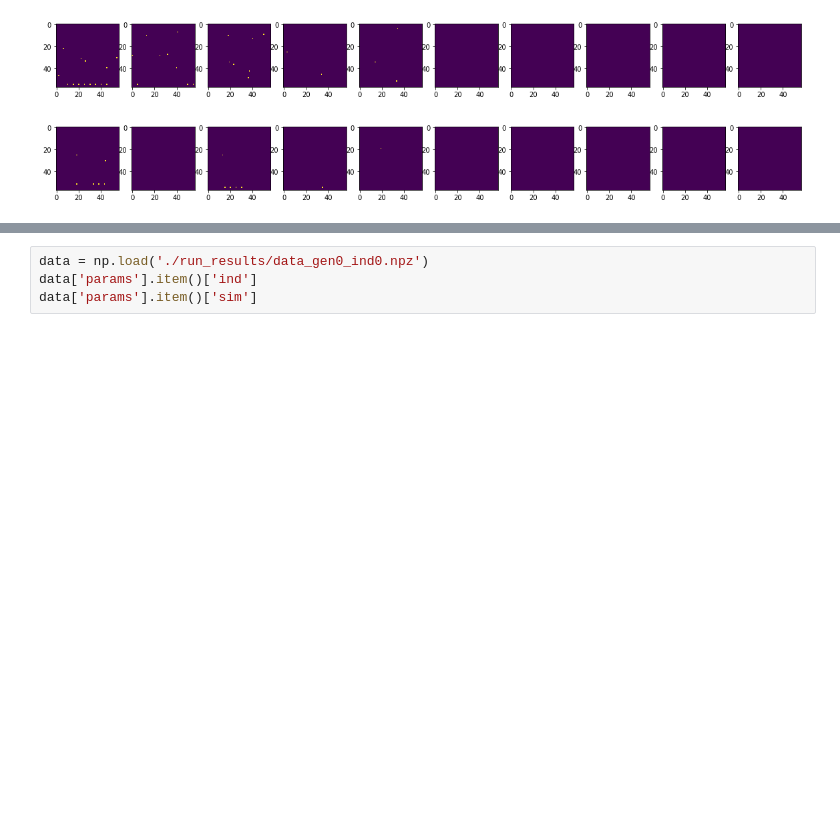
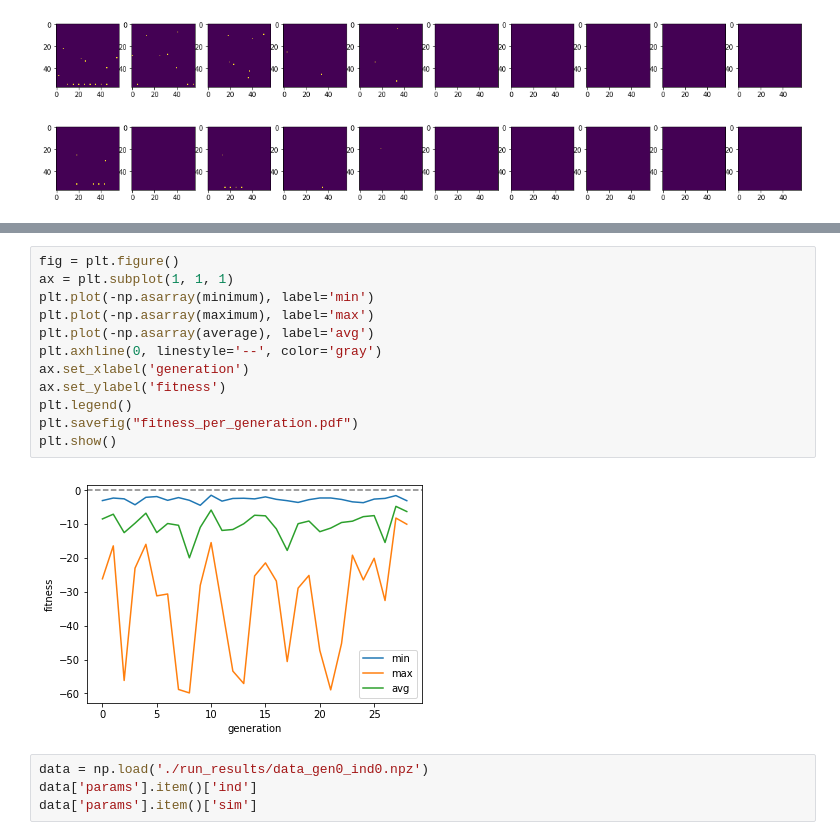
Before and after one commit to oyvinht/l2l-omniglot, a Jupyter notebook: see_results_contents.ipynb, the cells around one changed output, grey strips where cells are left out. Cells and saved outputs as stored; diff of their text form; blank space fills up the shorter version.

```diff
--- a/see_results_contents.ipynb
+++ b/see_results_contents.ipynb
@@ -248,3 +274,17 @@ plot_input_spikes(in_spikes, 0, 10, img_shape=in_shape, in_divs=in_divs)
+# %%
+fig = plt.figure()
+ax = plt.subplot(1, 1, 1)
+plt.plot(-np.asarray(minimum), label='min')
+plt.plot(-np.asarray(maximum), label='max')
+plt.plot(-np.asarray(average), label='avg')
+plt.axhline(0, linestyle='--', color='gray')
+ax.set_xlabel('generation')
+ax.set_ylabel('fitness')
+plt.legend()
+plt.savefig("fitness_per_generation.pdf")
+plt.show()
+# %% [output]
+[figure, added]
 # %%
 data = np.load('./run_results/data_gen0_ind0.npz')
 data['params'].item()['ind']
```
Also changed, not shown: parts of 3 cells of this notebook, 10 other files.
